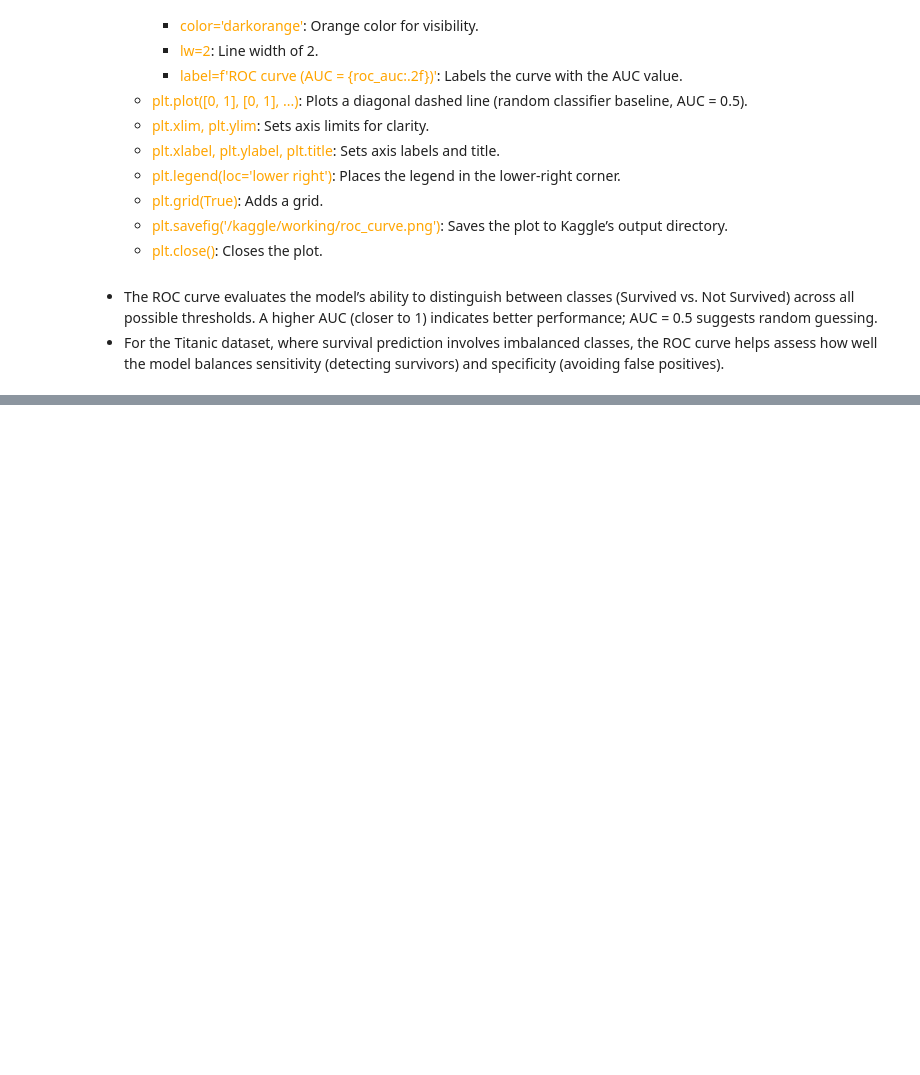
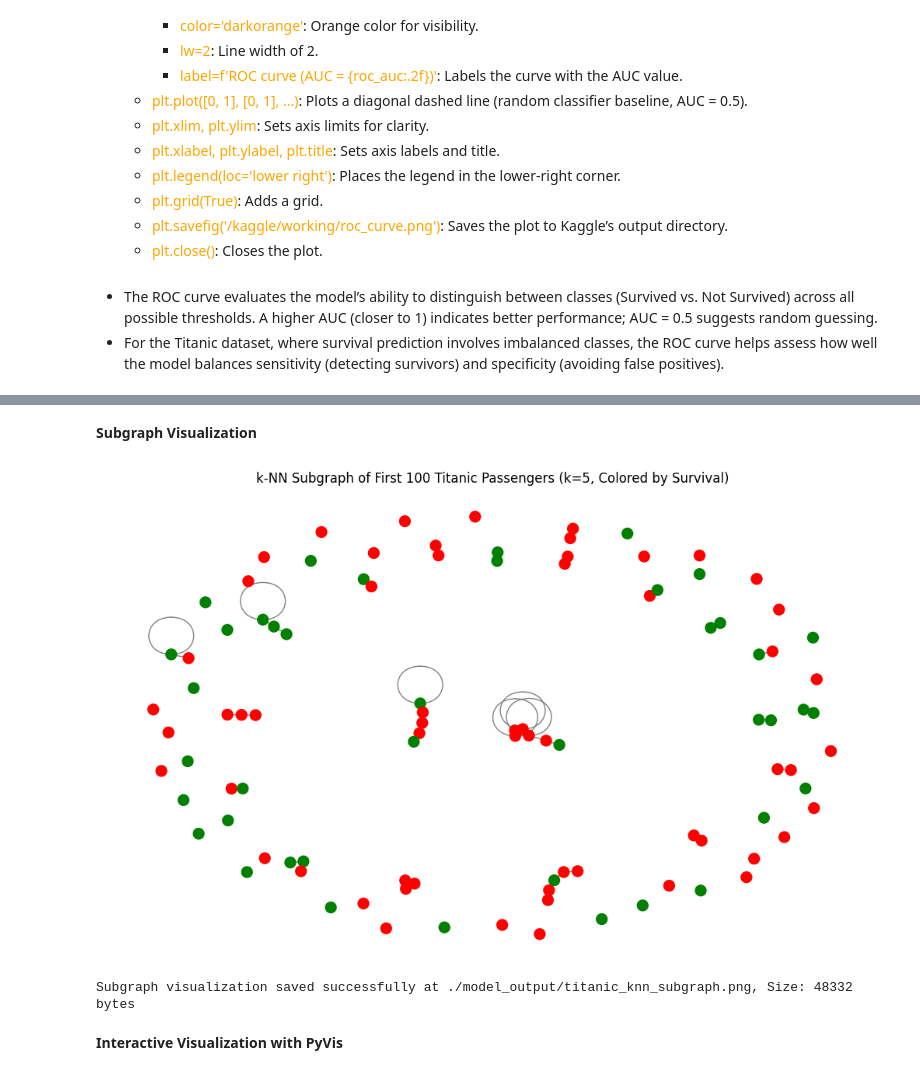
Before and after one commit to Shubhranshu331/Graph-Neural-Networks-for-Survival-Prediction, a Jupyter notebook: Graph_Neural_Networks_for_Survival_Prediction.ipynb, the cells around one changed output, grey strips where cells are left out. Cells and saved outputs as stored; diff of their text form; code cells hidden in the pictures; blank space fills up the shorter version.

```diff
--- a/Graph_Neural_Networks_for_Survival_Prediction.ipynb
+++ b/Graph_Neural_Networks_for_Survival_Prediction.ipynb
@@ -568,0 +645,30 @@ plt.close()
+# %% [markdown]
+**Subgraph Visualization**
+# %%
+# Subgraph for first 100 nodes
+sub_nodes = range(100)
+sub_edges = [edge for edge in edges if edge[0] in sub_nodes and edge[1] in sub_nodes]
+G = nx.Graph()
+G.add_nodes_from(sub_nodes)
+G.add_edges_from(sub_edges)
+node_colors = ['green' if y[i] == 1 else 'red' for i in sub_nodes]
+
+plt.figure(figsize=(10, 6))
+pos = nx.spring_layout(G, seed=42)
+nx.draw(G, pos, node_color=node_colors, node_size=100, edge_color='gray', with_labels=False)
+plt.title('k-NN Subgraph of First 100 Titanic Passengers (k=5, Colored by Survival)')
+# Use the defined output_dir instead of hardcoded /kaggle/working
+subgraph_path = os.path.join(output_dir, 'titanic_knn_subgraph.png')
+plt.savefig(subgraph_path)
+plt.show()
+plt.close()
+
+if os.path.exists(subgraph_path):
+    print(f"Subgraph visualization saved successfully at {subgraph_path}, Size: {os.path.getsize(subgraph_path)} bytes")
+else:
+    print("Failed to save subgraph visualization")
+# %% [output]
+[figure, added]
+Subgraph visualization saved successfully at ./model_output/titanic_knn_subgraph.png, Size: 48332 bytes
+# %% [markdown]
+**Interactive Visualization with PyVis**
```
Also changed, not shown: parts of 25 cells of this notebook, 10 other files.
